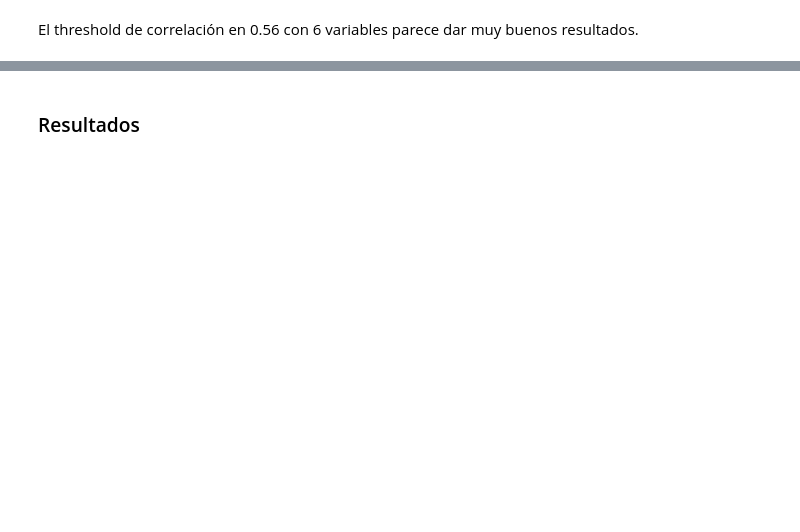
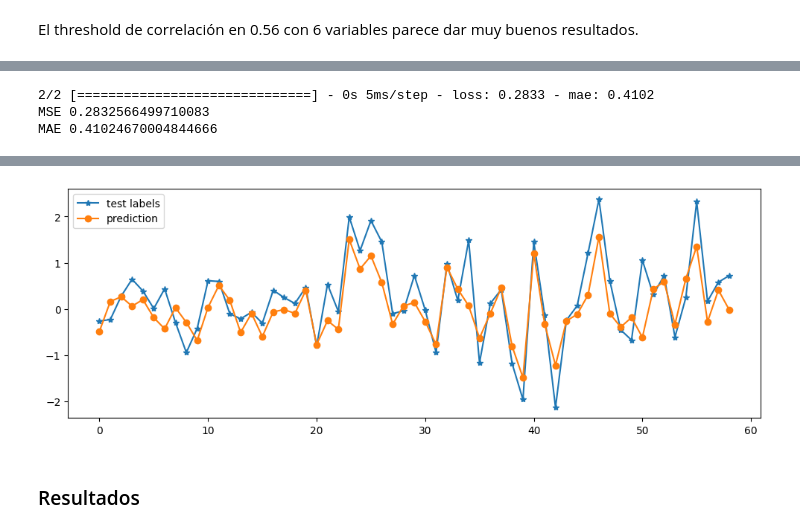
Before and after one commit to xagallegos/ProyectoConjunto_XGallegos_SDDue-as, a Jupyter notebook: Tarea4.ipynb, the cells around one changed output, grey strips where cells are left out. Cells and saved outputs as stored; diff of their text form; code cells hidden in the pictures; blank space fills up the shorter version.

```diff
--- a/Tarea4.ipynb
+++ b/Tarea4.ipynb
@@ -645,0 +686,19 @@ plt.show()
+# %%
+mse_m4, mae_m4 = model4.evaluate(test_m3[feature_cols], test_m3[target_col])
+
+print('MSE', mse_m4)
+print('MAE', mae_m4)
+# %% [output]
+2/2 [==============================] - 0s 5ms/step - loss: 0.2833 - mae: 0.4102
+MSE 0.2832566499710083
+MAE 0.41024670004844666
+# %%
+pred_m4 = model4.predict(test_m3[feature_cols])
+
+plt.figure(figsize=(12,4))
+plt.plot(test_m3[target_col].values, '*-', label='test labels')
+plt.plot(pred_m4, 'o-', label='prediction')
+
+plt.legend()
+plt.show()
+# %% [output]
@@ -646,3 +707,4 @@ plt.show()
+[figure, added]
 # %% [markdown]
 ### Resultados
 # %%
```
Also changed, not shown: parts of 21 cells of this notebook.
